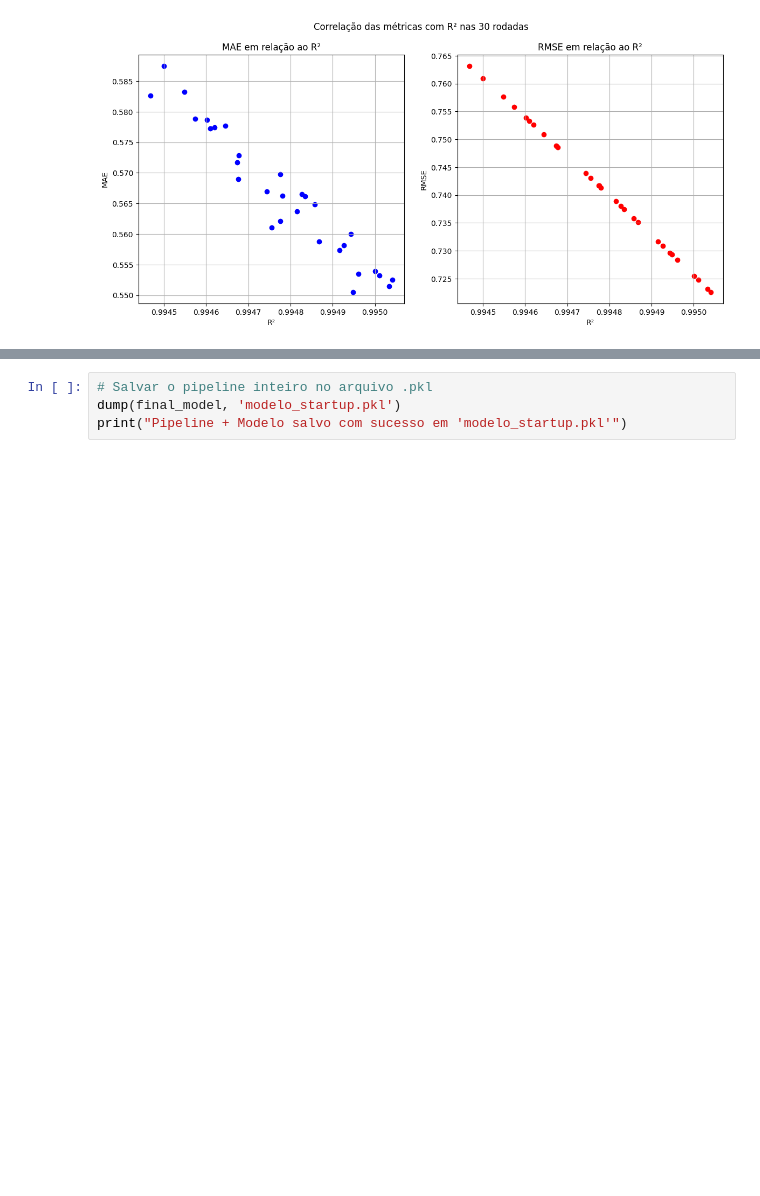
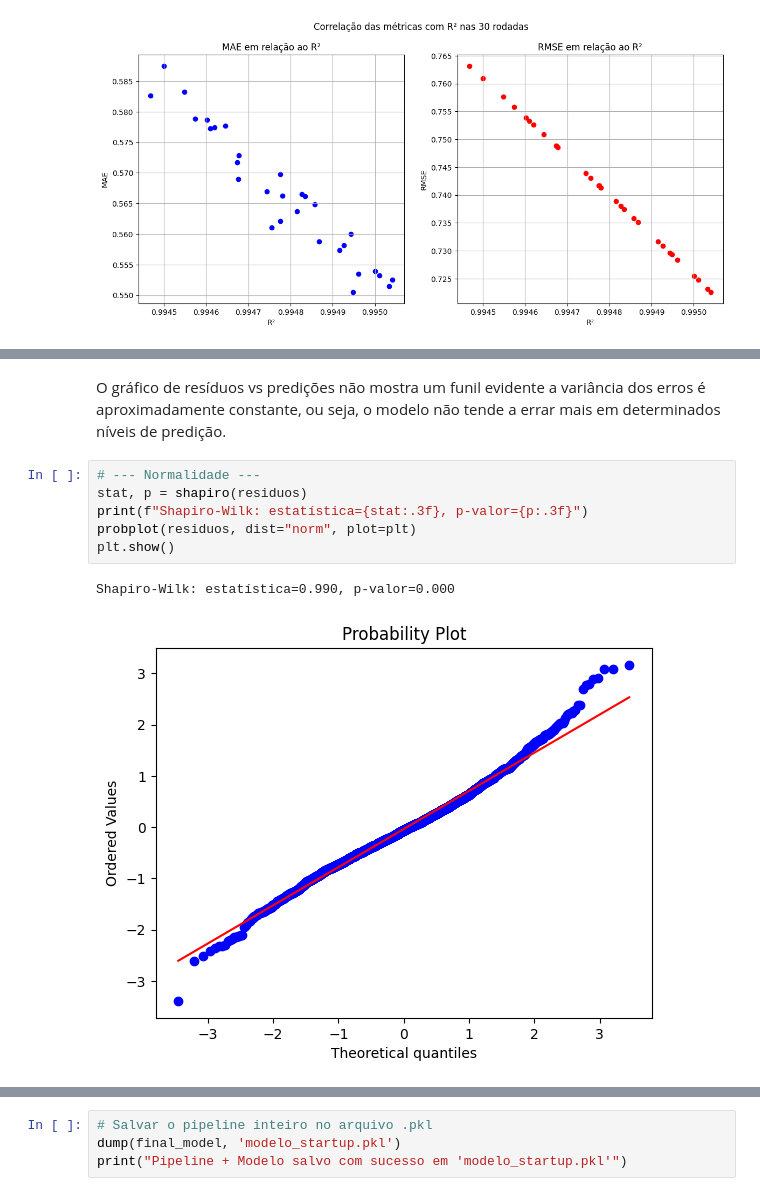
Before and after one commit to fhdataanalysis-projects/emprel_machinelearning, a Jupyter notebook: notebooks/best_model.ipynb, the cells around one changed output, grey strips where cells are left out. Drawn from its saved outputs; the diff is of its cells as text; blank space fills up the shorter version.

```diff
--- a/notebooks/best_model.ipynb
+++ b/notebooks/best_model.ipynb
@@ -97,0 +152,11 @@ max     0.587481   0.763184   0.995041
+# %% [markdown]
+O gráfico de resíduos vs predições não mostra um funil evidente a variância dos erros é aproximadamente constante, ou seja, o modelo não tende a errar mais em determinados níveis de predição.
+# %%
+# --- Normalidade ---
+stat, p = shapiro(residuos)
+print(f"Shapiro-Wilk: estatística={stat:.3f}, p-valor={p:.3f}")
+probplot(residuos, dist="norm", plot=plt)
+plt.show()
+# %% [output]
+Shapiro-Wilk: estatística=0.990, p-valor=0.000
+[figure, added]
```
Also changed, not shown: parts of 18 cells of this notebook, 2 other files.
